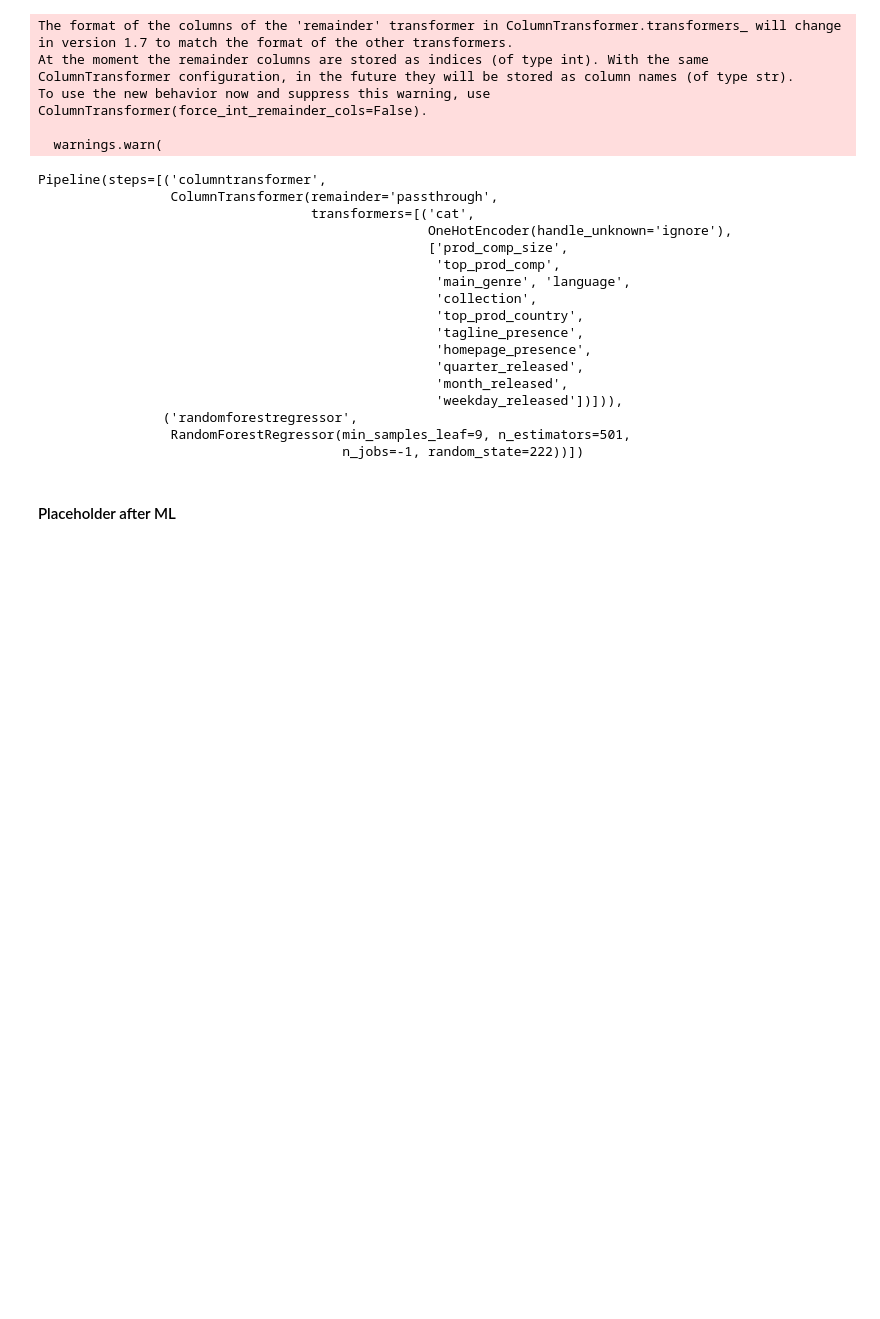
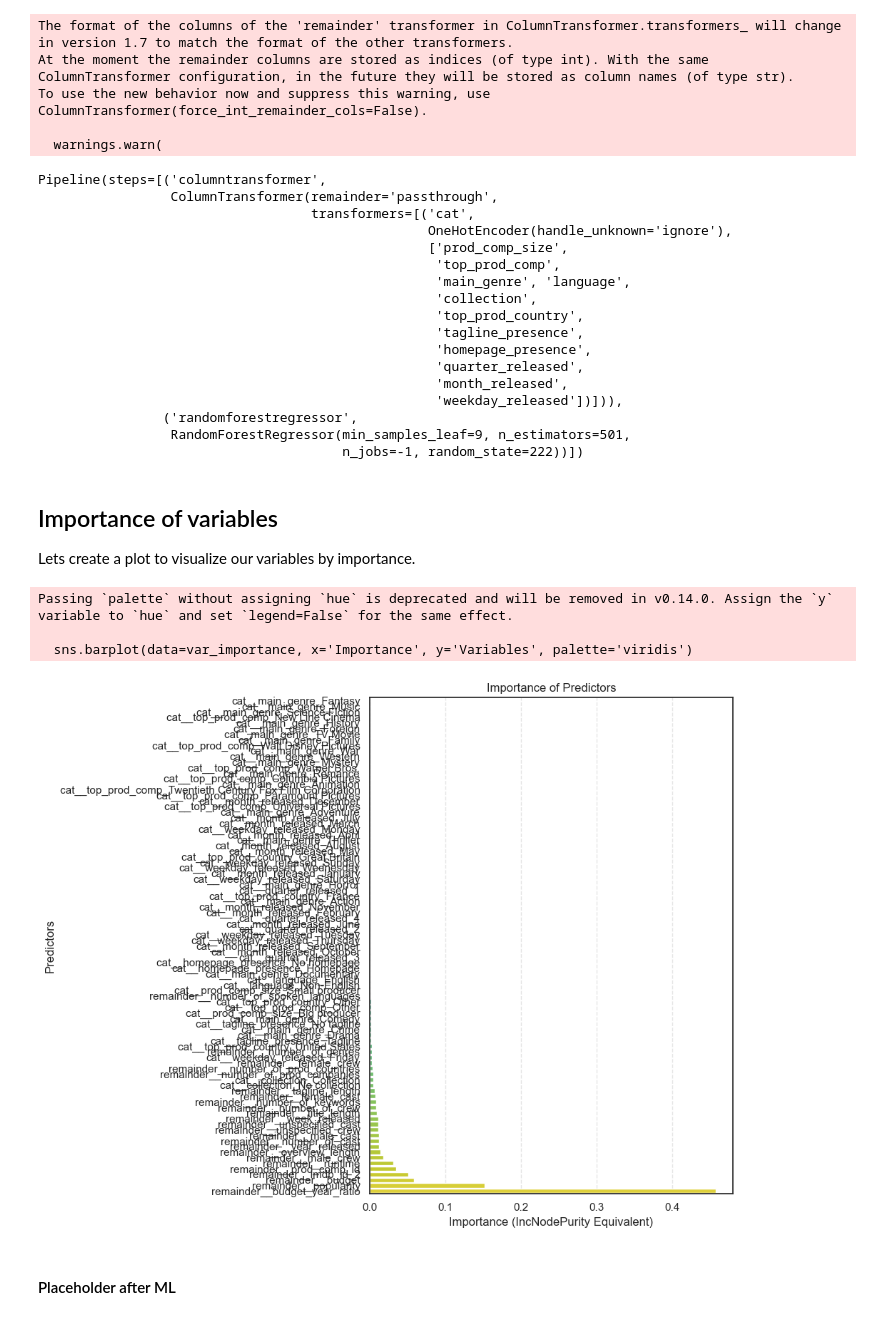
Before and after one commit to ES-Abdellatif/box-office-predictions, a Jupyter notebook: BoxOffice_Predictions_PyDraft.ipynb, the cells around one changed output. Saved outputs shown, nothing was run; the diff lists cells and outputs as text; code cells hidden in the pictures; blank space fills up the shorter version.

Commit message:
Adding plot for importance of variables

```diff
--- a/BoxOffice_Predictions_PyDraft.ipynb
+++ b/BoxOffice_Predictions_PyDraft.ipynb
@@ -1707,5 +1707,35 @@ Pipeline(steps=[('columntransformer',
                 ('randomforestregressor',
                  RandomForestRegressor(min_samples_leaf=9, n_estimators=501,
                                        n_jobs=-1, random_state=222))])
+# %% [markdown]
+## Importance of variables
+
+Lets create a plot to visualize our variables by importance.
+# %%
+# Step 1: Extract feature importances from trained Random Forest model
+rf = rf_model.named_steps['randomforestregressor']
+feature_names = rf_model.named_steps['columntransformer'].get_feature_names_out()
+
+# Step 2: Create DataFrame for importance
+var_importance = pd.DataFrame({
+    'Variables': feature_names,
+    'Importance': rf.feature_importances_
+}).sort_values(by='Importance', ascending=True)
+
+# Step 3: Plot variable importance
+plt.figure(figsize=(10, 8))
+sns.barplot(data=var_importance, x='Importance', y='Variables', palette='viridis')
+
+plt.title('Importance of Predictors')
+plt.xlabel('Importance (IncNodePurity Equivalent)')
+plt.ylabel('Predictors')
+plt.grid(True, axis='x', linestyle='--', alpha=0.5)
+plt.tight_layout()
+plt.show()
+# %% [output]
+Passing `palette` without assigning `hue` is deprecated and will be removed in v0.14.0. Assign the `y` variable to `hue` and set `legend=False` for the same effect.
+
+  sns.barplot(data=var_importance, x='Importance', y='Variables', palette='viridis')
+[figure, added]
 # %% [markdown]
 #### Placeholder after ML
```
